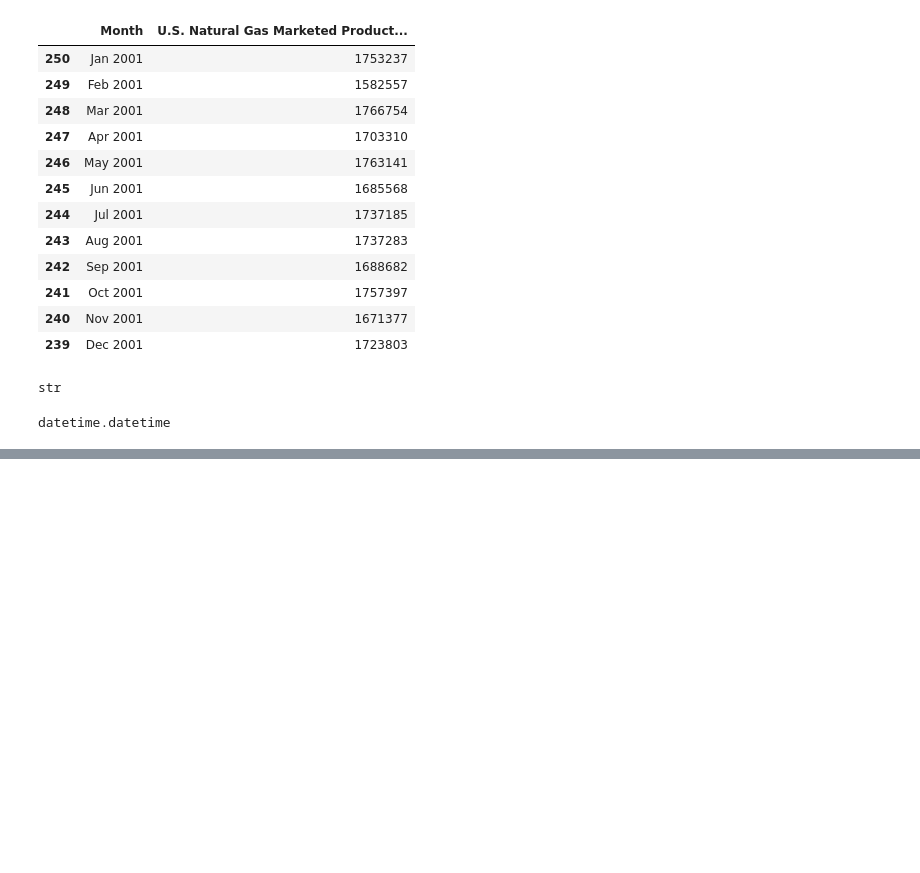
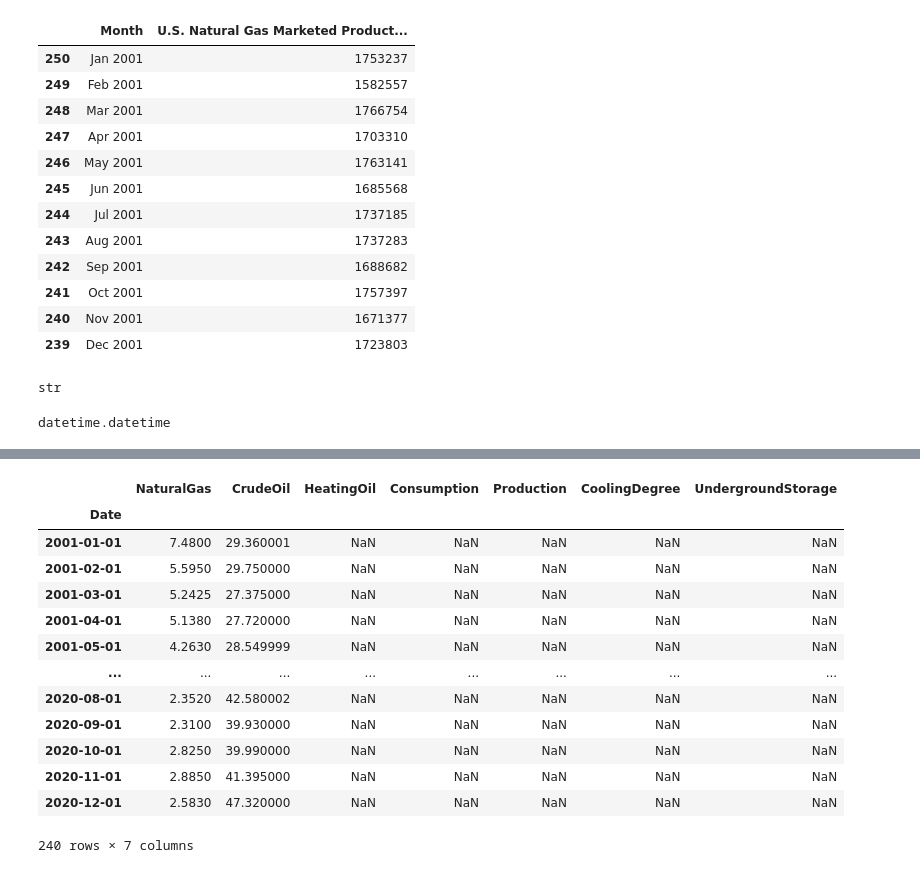
Before and after one commit to jagadeesh-tolnut/NaturalGas-DSNotebooks, a Jupyter notebook: EDA/Untitled.ipynb, the cells around one changed output, grey strips where cells are left out. Saved outputs shown, nothing was run; the diff lists cells and outputs as text; code cells hidden in the pictures; blank space fills up the shorter version.

```diff
--- a/EDA/Untitled.ipynb
+++ b/EDA/Untitled.ipynb
@@ -364,0 +443,2 @@ TypeError: '<' not supported between instances of 'datetime.datetime' and 'str'
+# %%
+resample_ng = resample_ng["Close"][5:245]
@@ -364,0 +461,21 @@ TypeError: '<' not supported between instances of 'datetime.datetime' and 'str'
+# %%
+final_data["NaturalGas"] = resample_ng
+# %%
+final_data["CrudeOil"] = resample_co["Close"][5:245]
+# %%
+final_data
+# %% [output]
+|  | NaturalGas | CrudeOil | HeatingOil | Consumption | Production | CoolingDegree | UndergroundStorage |
+| Date |  |  |  |  |  |  |  |
+| 2001-01-01 | 7.4800 | 29.360001 | NaN | NaN | NaN | NaN | NaN |
+| 2001-02-01 | 5.5950 | 29.750000 | NaN | NaN | NaN | NaN | NaN |
+| 2001-03-01 | 5.2425 | 27.375000 | NaN | NaN | NaN | NaN | NaN |
+| 2001-04-01 | 5.1380 | 27.720000 | NaN | NaN | NaN | NaN | NaN |
+| 2001-05-01 | 4.2630 | 28.549999 | NaN | NaN | NaN | NaN | NaN |
+| ... | ... | ... | ... | ... | ... | ... | ... |
+| 2020-08-01 | 2.3520 | 42.580002 | NaN | NaN | NaN | NaN | NaN |
+| 2020-09-01 | 2.3100 | 39.930000 | NaN | NaN | NaN | NaN | NaN |
+| 2020-10-01 | 2.8250 | 39.990000 | NaN | NaN | NaN | NaN | NaN |
+| 2020-11-01 | 2.8850 | 41.395000 | NaN | NaN | NaN | NaN | NaN |
+| 2020-12-01 | 2.5830 | 47.320000 | NaN | NaN | NaN | NaN | NaN |
+240 rows × 7 columns
```
Also changed, not shown: parts of 22 cells of this notebook, 3 other files.
